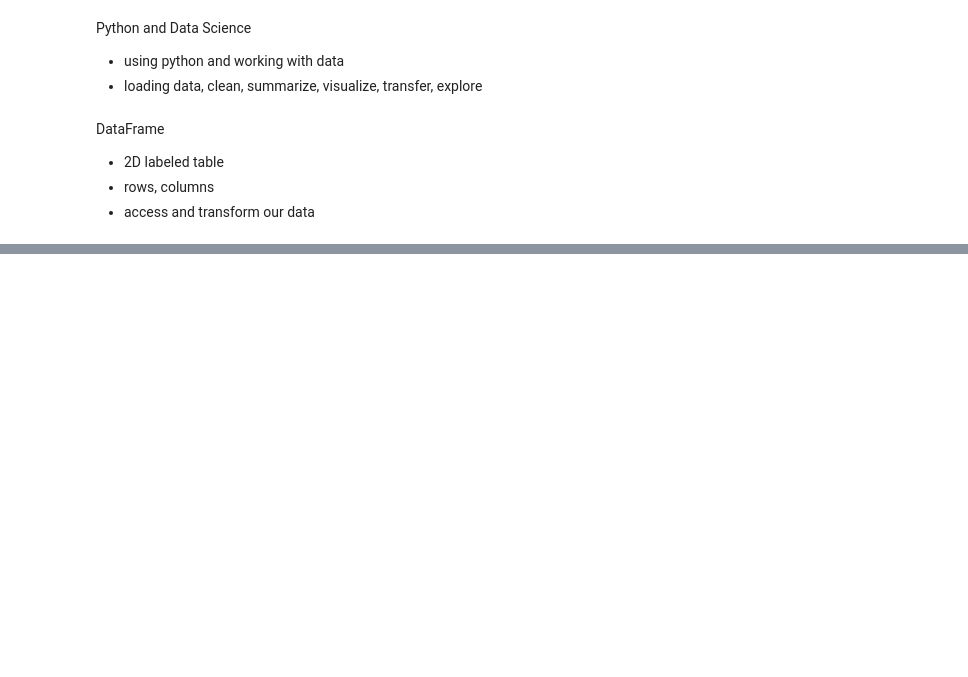
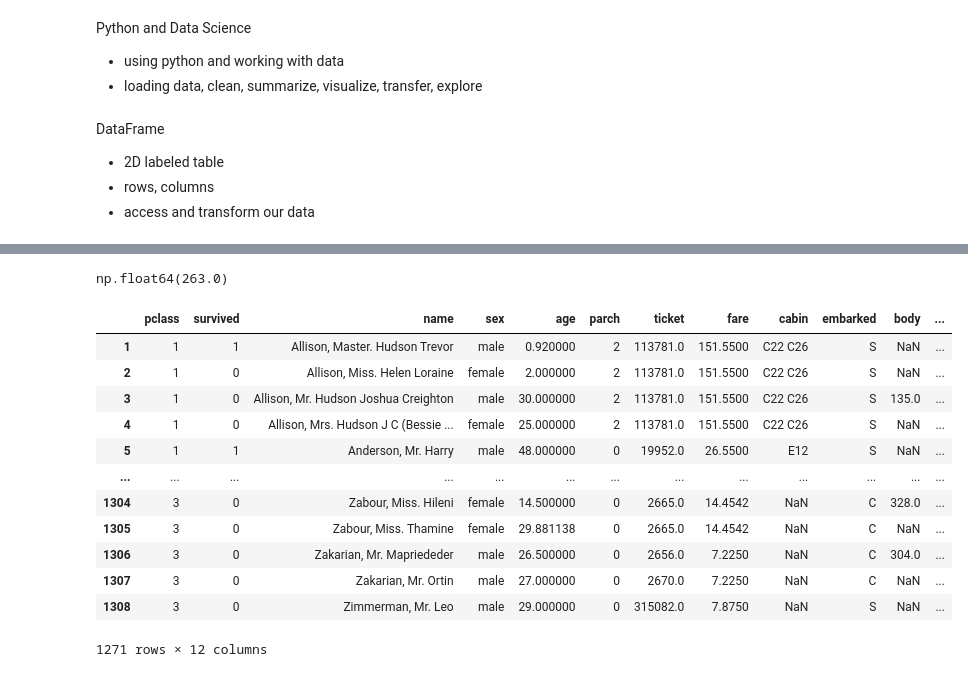
Before and after one commit to py1u/DS-PATH, a Jupyter notebook: week1/introPython/DSnotes.ipynb, the cells around one changed output, grey strips where cells are left out. Cells and saved outputs as stored; diff of their text form; code cells hidden in the pictures; blank space fills up the shorter version.

Commit message:
added basic pandas and numpy commands

```diff
--- a/week1/introPython/DSnotes.ipynb
+++ b/week1/introPython/DSnotes.ipynb
@@ -273,0 +242,2 @@ df.head()
+# %%
+df['age'].fillna(df['age'].mean(), inplace=True)
@@ -273,0 +251,2 @@ df.head()
+# %%
+df['sex'] = df['sex'].replace({'f' : 'female', "F" : 'female'})
@@ -273,0 +281,2 @@ df.head()
+# %%
+df.ticket = pd.to_numeric(df.ticket, errors="coerce")
@@ -273,0 +327,26 @@ df.head()
+# %%
+fare_10k = df.fare.replace(df.fare.max(), 0)
+fare_10k.max()
+# %% [output]
+np.float64(263.0)
+# %%
+import numpy as np
+z_scores = np.abs((df['fare'] - df['fare'].mean()) / df['fare'].std())
+outliers = z_scores > 3
+# %%
+data_frame = df[~outliers]
+data_frame
+# %% [output]
+|  | pclass | survived | name | sex | age | parch | ticket | fare | cabin | embarked | body | ... |
+| 1 | 1 | 1 | Allison, Master. Hudson Trevor | male | 0.920000 | 2 | 113781.0 | 151.5500 | C22 C26 | S | NaN | ... |
+| 2 | 1 | 0 | Allison, Miss. Helen Loraine | female | 2.000000 | 2 | 113781.0 | 151.5500 | C22 C26 | S | NaN | ... |
+| 3 | 1 | 0 | Allison, Mr. Hudson Joshua Creighton | male | 30.000000 | 2 | 113781.0 | 151.5500 | C22 C26 | S | 135.0 | ... |
+| 4 | 1 | 0 | Allison, Mrs. Hudson J C (Bessie ... | female | 25.000000 | 2 | 113781.0 | 151.5500 | C22 C26 | S | NaN | ... |
+| 5 | 1 | 1 | Anderson, Mr. Harry | male | 48.000000 | 0 | 19952.0 | 26.5500 | E12 | S | NaN | ... |
+| ... | ... | ... | ... | ... | ... | ... | ... | ... | ... | ... | ... | ... |
+| 1304 | 3 | 0 | Zabour, Miss. Hileni | female | 14.500000 | 0 | 2665.0 | 14.4542 | NaN | C | 328.0 | ... |
+| 1305 | 3 | 0 | Zabour, Miss. Thamine | female | 29.881138 | 0 | 2665.0 | 14.4542 | NaN | C | NaN | ... |
+| 1306 | 3 | 0 | Zakarian, Mr. Mapriededer | male | 26.500000 | 0 | 2656.0 | 7.2250 | NaN | C | 304.0 | ... |
+| 1307 | 3 | 0 | Zakarian, Mr. Ortin | male | 27.000000 | 0 | 2670.0 | 7.2250 | NaN | C | NaN | ... |
+| 1308 | 3 | 0 | Zimmerman, Mr. Leo | male | 29.000000 | 0 | 315082.0 | 7.8750 | NaN | S | NaN | ... |
+1271 rows × 12 columns
```
Also changed, not shown: parts of 50 cells of this notebook.
